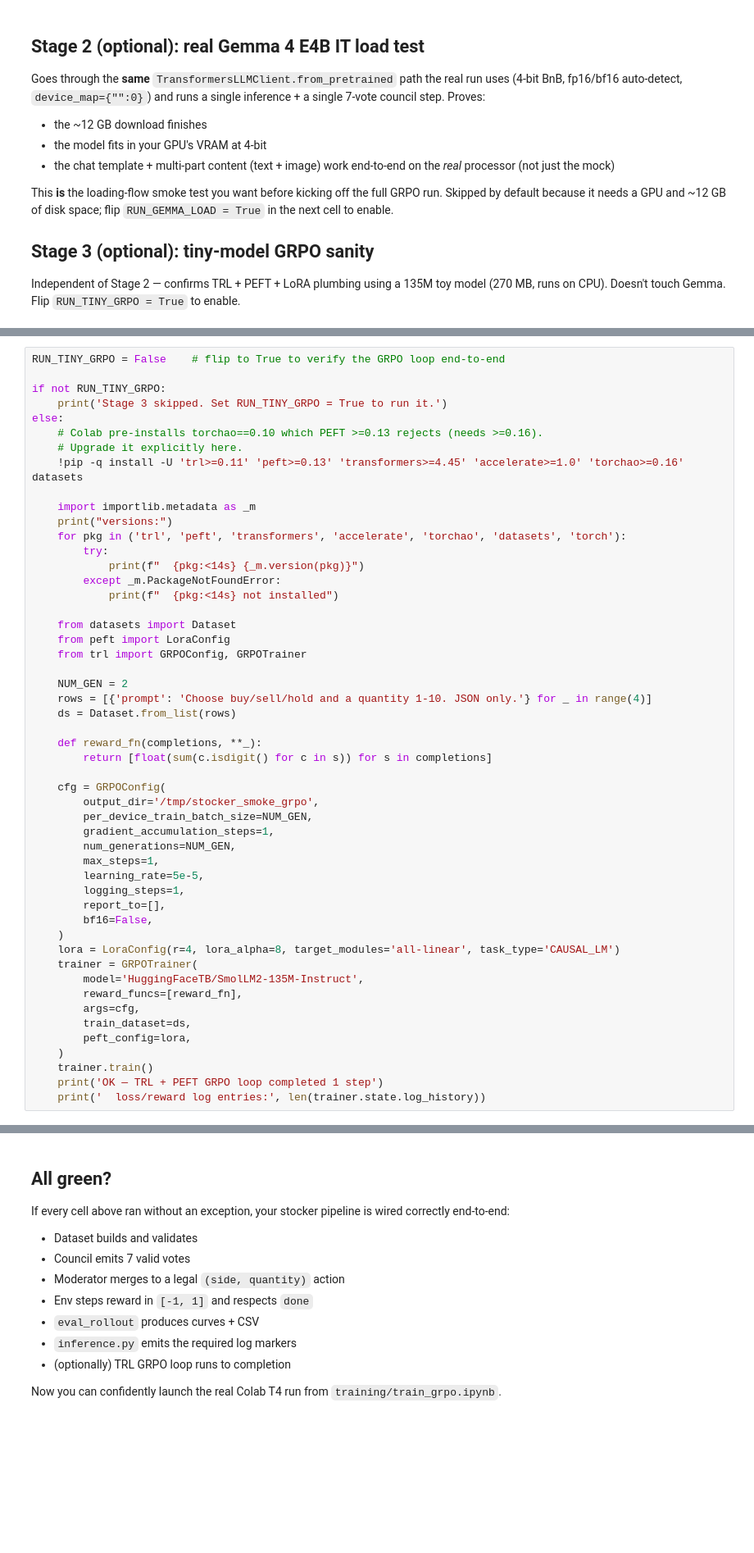
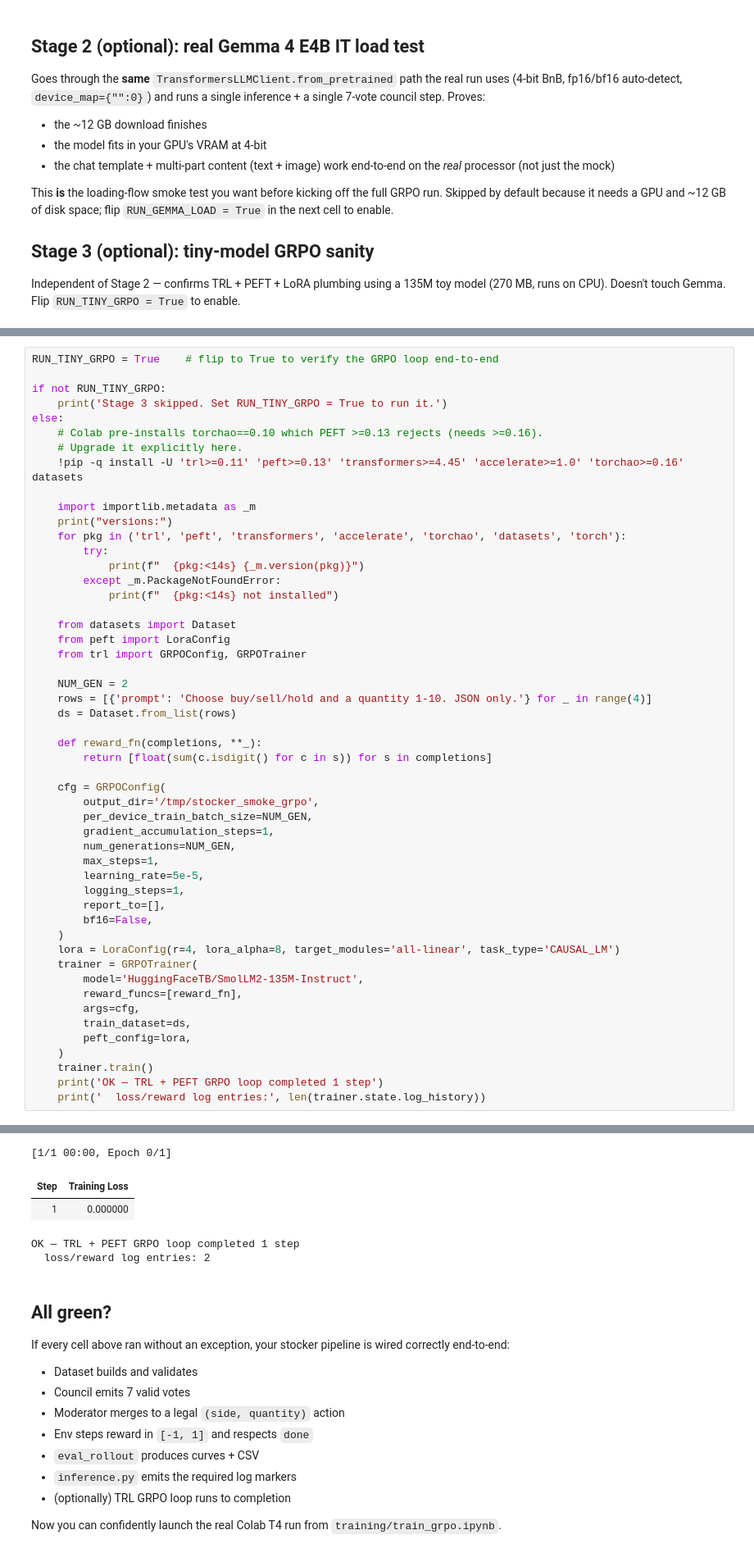
Before and after one commit to CRIMSONHydra/stocker, a Jupyter notebook: training/smoke_test.ipynb, the cells around one changed output, grey strips where cells are left out. Shown at 82% size. Cells and saved outputs as stored; diff of their text form; blank space fills up the shorter version.

```diff
--- a/training/smoke_test.ipynb
+++ b/training/smoke_test.ipynb
@@ -199,5 +270,5 @@ else:
 # %%
-RUN_TINY_GRPO = False    # flip to True to verify the GRPO loop end-to-end
+RUN_TINY_GRPO = True    # flip to True to verify the GRPO loop end-to-end
 
 if not RUN_TINY_GRPO:
     print('Stage 3 skipped. Set RUN_TINY_GRPO = True to run it.')
@@ -247,3 +318,4 @@ else:
     trainer.train()
     print('OK — TRL + PEFT GRPO loop completed 1 step')
     print('  loss/reward log entries:', len(trainer.state.log_history))
+# %% [output]
@@ -250,3 +337,8 @@ else:
+[1/1 00:00, Epoch 0/1]
+| Step | Training Loss |
+| 1 | 0.000000 |
+OK — TRL + PEFT GRPO loop completed 1 step
+  loss/reward log entries: 2
 # %% [markdown]
 ## All green?
 
```
Also changed, not shown: parts of 10 cells of this notebook, 1 other file.
